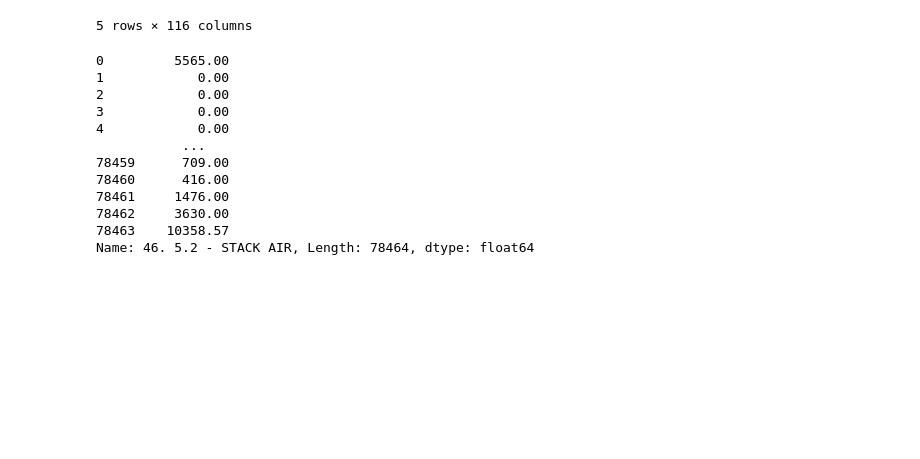
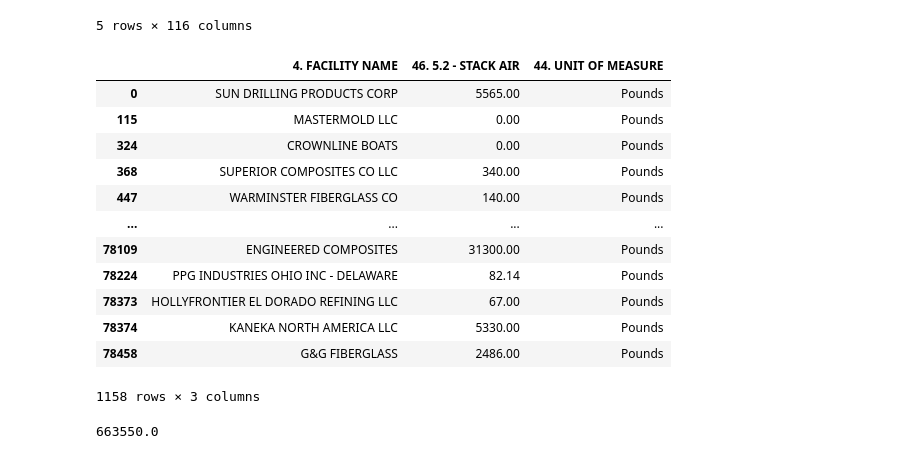
Before and after one commit to ChrisMontez/Toxics-Release-Inventory, a Jupyter notebook: data_analysis.ipynb, the cells around one changed output. Cells and saved outputs as stored; diff of their text form; code cells hidden in the pictures; blank space fills up the shorter version.

```diff
--- a/data_analysis.ipynb
+++ b/data_analysis.ipynb
@@ -24,18 +43,25 @@ df.head()
 # Carcinogen = Hue
 # Stack Air vs. Lat/lon
 # Hue  = Chemical
+# %%
+styrene  = df[(df['34. CHEMICAL'] == 'STYRENE')]
+# %%
+styrene[['4. FACILITY NAME','46. 5.2 - STACK AIR', '44. UNIT OF MEASURE' ]]
+# %% [output]
+|  | 4. FACILITY NAME | 46. 5.2 - STACK AIR | 44. UNIT OF MEASURE |
+| 0 | SUN DRILLING PRODUCTS CORP | 5565.00 | Pounds |
+| 115 | MASTERMOLD LLC | 0.00 | Pounds |
+| 324 | CROWNLINE BOATS | 0.00 | Pounds |
+| 368 | SUPERIOR COMPOSITES CO LLC | 340.00 | Pounds |
+| 447 | WARMINSTER FIBERGLASS CO | 140.00 | Pounds |
+| ... | ... | ... | ... |
+| 78109 | ENGINEERED COMPOSITES | 31300.00 | Pounds |
+| 78224 | PPG INDUSTRIES OHIO INC - DELAWARE | 82.14 | Pounds |
+| 78373 | HOLLYFRONTIER EL DORADO REFINING LLC | 67.00 | Pounds |
+| 78374 | KANEKA NORTH AMERICA LLC | 5330.00 | Pounds |
+| 78458 | G&G FIBERGLASS | 2486.00 | Pounds |
+1158 rows × 3 columns
 # %%
-df['46. 5.2 - STACK AIR']
+styrene['46. 5.2 - STACK AIR'].max()
 # %% [output]
-0         5565.00
-1            0.00
-2            0.00
-3            0.00
-4            0.00
-           ...
-78459      709.00
-78460      416.00
-78461     1476.00
-78462     3630.00
-78463    10358.57
-Name: 46. 5.2 - STACK AIR, Length: 78464, dtype: float64
+663550.0
```
Also changed, not shown: parts of 9 cells of this notebook, 1 other file.
